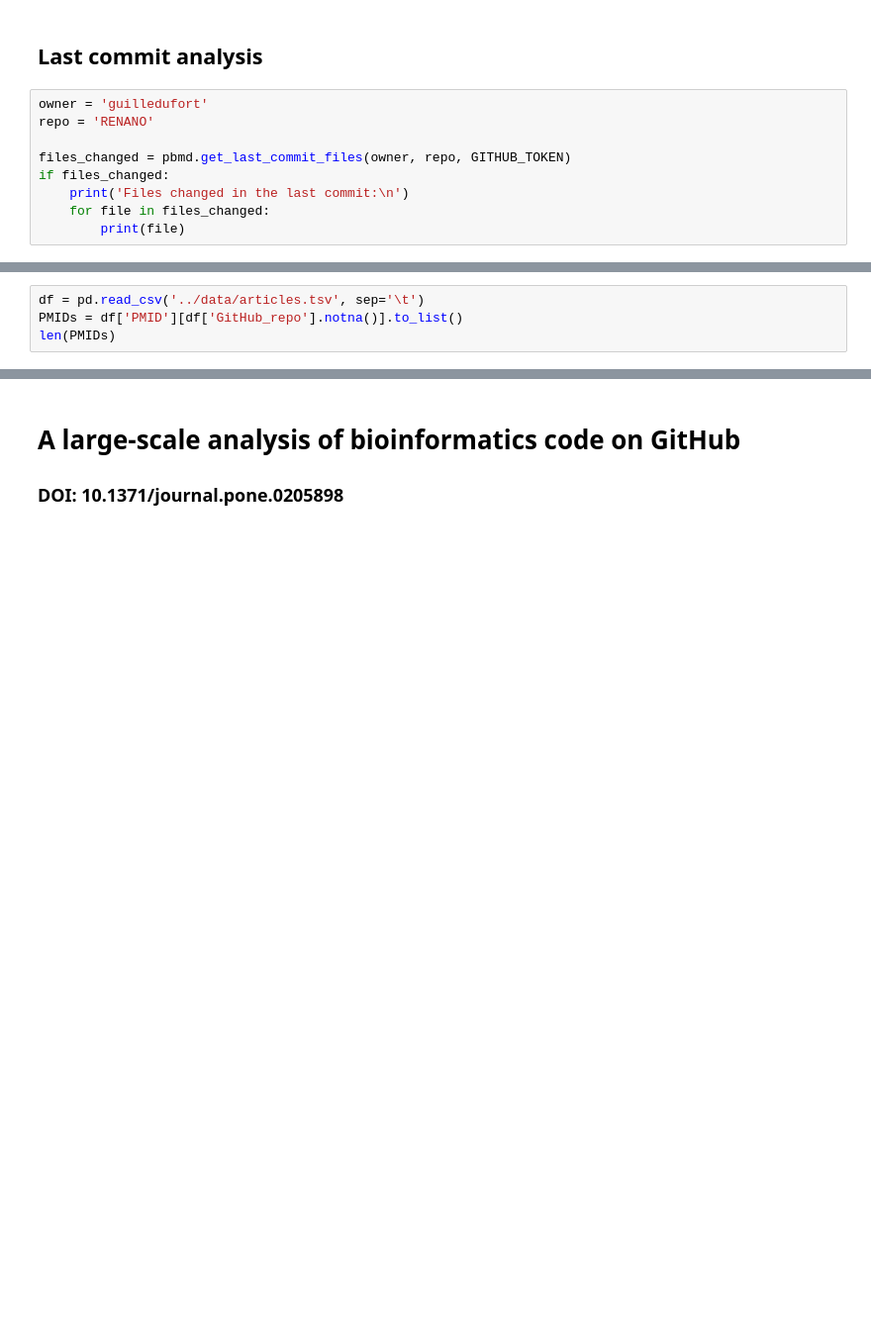
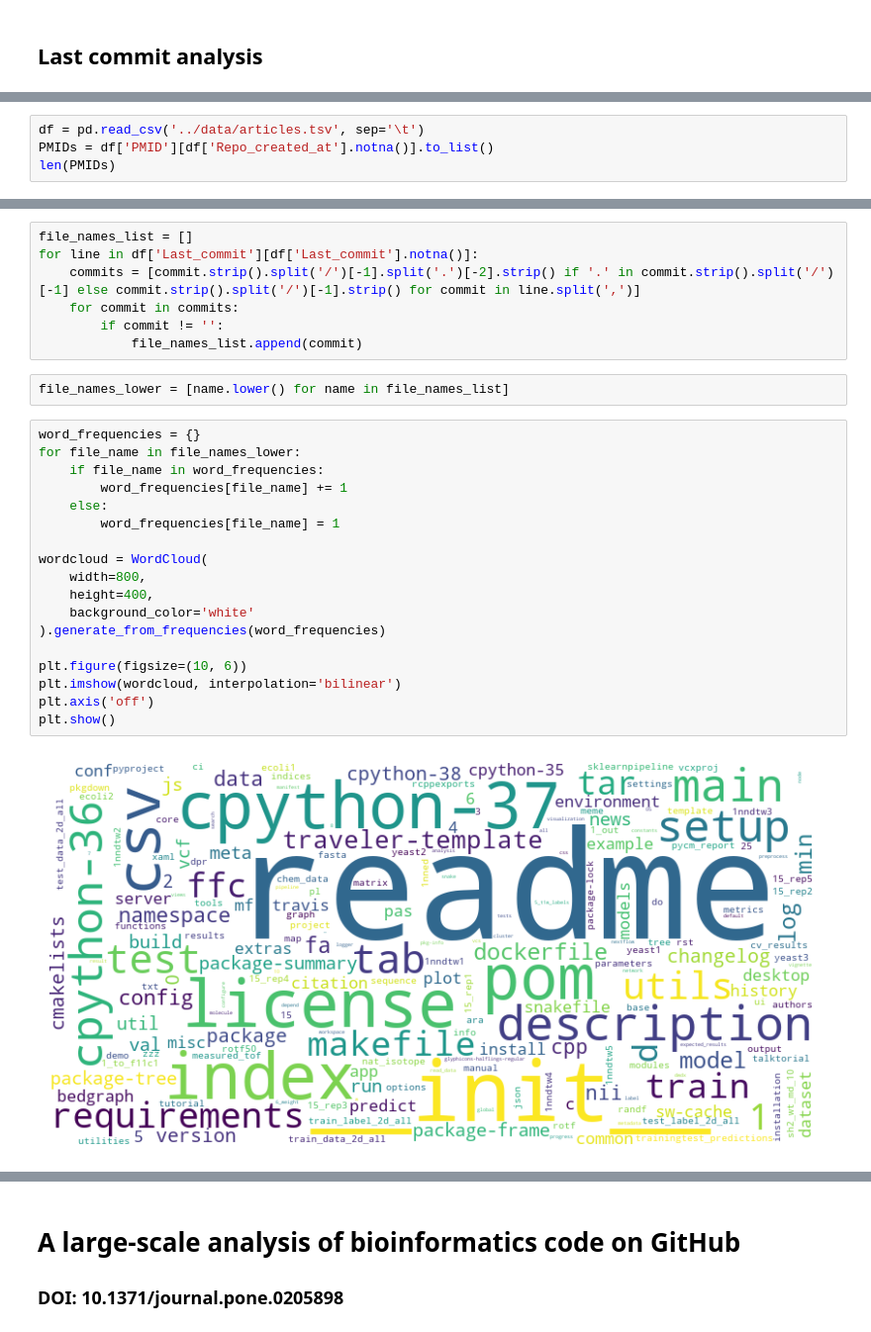
Before and after one commit to zhukovanadezhda/bioinformatics-software, a Jupyter notebook: notebooks/other_stats.ipynb, the cells around one changed output, grey strips where cells are left out. Shown at 99% size. Saved outputs shown, nothing was run; the diff lists cells and outputs as text; blank space fills up the shorter version.

Commit message:
last commit analysis

```diff
--- a/notebooks/other_stats.ipynb
+++ b/notebooks/other_stats.ipynb
@@ -23,12 +24,3 @@ GITHUB_TOKEN = os.environ.get("GITHUB_TOKEN")
 PUBMED_TOKEN = os.environ.get("PUBMED_TOKEN")
 # %% [markdown]
 ## Last commit analysis
-# %%
-owner = 'guilledufort'
-repo = 'RENANO'
-
-files_changed = pbmd.get_last_commit_files(owner, repo, GITHUB_TOKEN)
-if files_changed:
-    print('Files changed in the last commit:\n')
-    for file in files_changed:
-        print(file)
@@ -40,4 +27,4 @@ renano/main.cpp
 # %%
 df = pd.read_csv('../data/articles.tsv', sep='\t')
-PMIDs = df['PMID'][df['GitHub_repo'].notna()].to_list()
+PMIDs = df['PMID'][df['Repo_created_at'].notna()].to_list()
 len(PMIDs)
@@ -57,0 +72,29 @@ for PMID in tqdm(PMIDs):
+# %%
+file_names_list = []
+for line in df['Last_commit'][df['Last_commit'].notna()]:
+    commits = [commit.strip().split('/')[-1].split('.')[-2].strip() if '.' in commit.strip().split('/')[-1] else commit.strip().split('/')[-1].strip() for commit in line.split(',')]
+    for commit in commits:
+        if commit != '':
+            file_names_list.append(commit)
+# %%
+file_names_lower = [name.lower() for name in file_names_list]
+# %%
+word_frequencies = {}
+for file_name in file_names_lower:
+    if file_name in word_frequencies:
+        word_frequencies[file_name] += 1
+    else:
+        word_frequencies[file_name] = 1
+
+wordcloud = WordCloud(
+    width=800,
+    height=400,
+    background_color='white'
+).generate_from_frequencies(word_frequencies)
+
+plt.figure(figsize=(10, 6))
+plt.imshow(wordcloud, interpolation='bilinear')
+plt.axis('off')
+plt.show()
+# %% [output]
+[figure, added]
```
Also changed, not shown: parts of 10 cells of this notebook, 6 other files.
